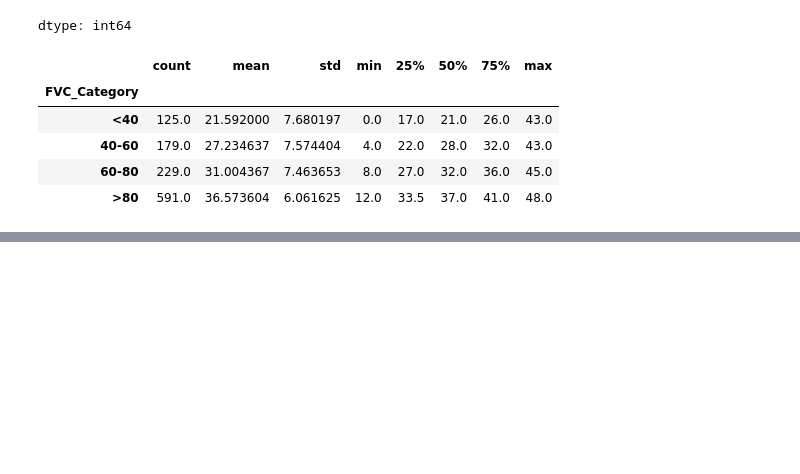
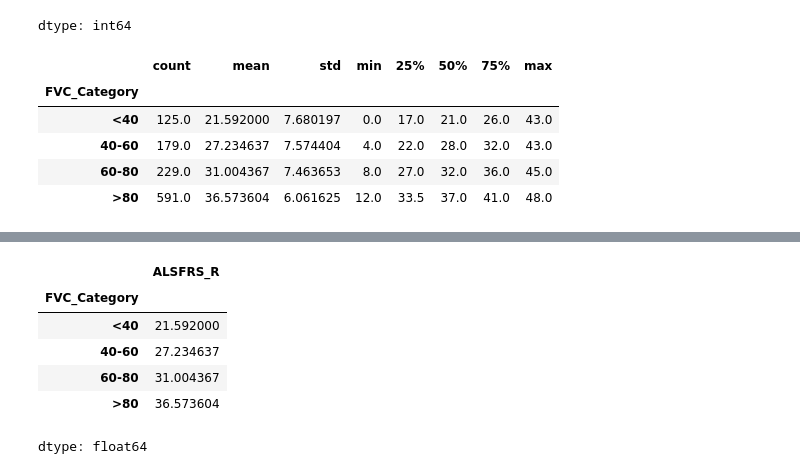
Before and after one commit to FaridRash/Advance-Statistical-Learnin--Semester-3, a Jupyter notebook: Farid/Farid_Null_Values.ipynb, the cells around one changed output, grey strips where cells are left out. Cells and saved outputs as stored; diff of their text form; code cells hidden in the pictures; blank space fills up the shorter version.

```diff
--- a/Farid/Farid_Null_Values.ipynb
+++ b/Farid/Farid_Null_Values.ipynb
@@ -66,0 +81,14 @@ display(df.groupby('FVC_Category')['ALSFRS_R'].describe())
+# %%
+# Calculate the mean of 'ALSFRS_R' for each FVC category (excluding 'ND')
+fvc_category_means = df.groupby('FVC_Category')['ALSFRS_R'].mean()
+
+# Display the calculated means
+display(fvc_category_means)
+# %% [output]
+|  | ALSFRS_R |
+| FVC_Category |  |
+| <40 | 21.592000 |
+| 40-60 | 27.234637 |
+| 60-80 | 31.004367 |
+| >80 | 36.573604 |
+dtype: float64
```
Also changed, not shown: parts of 20 cells of this notebook.
